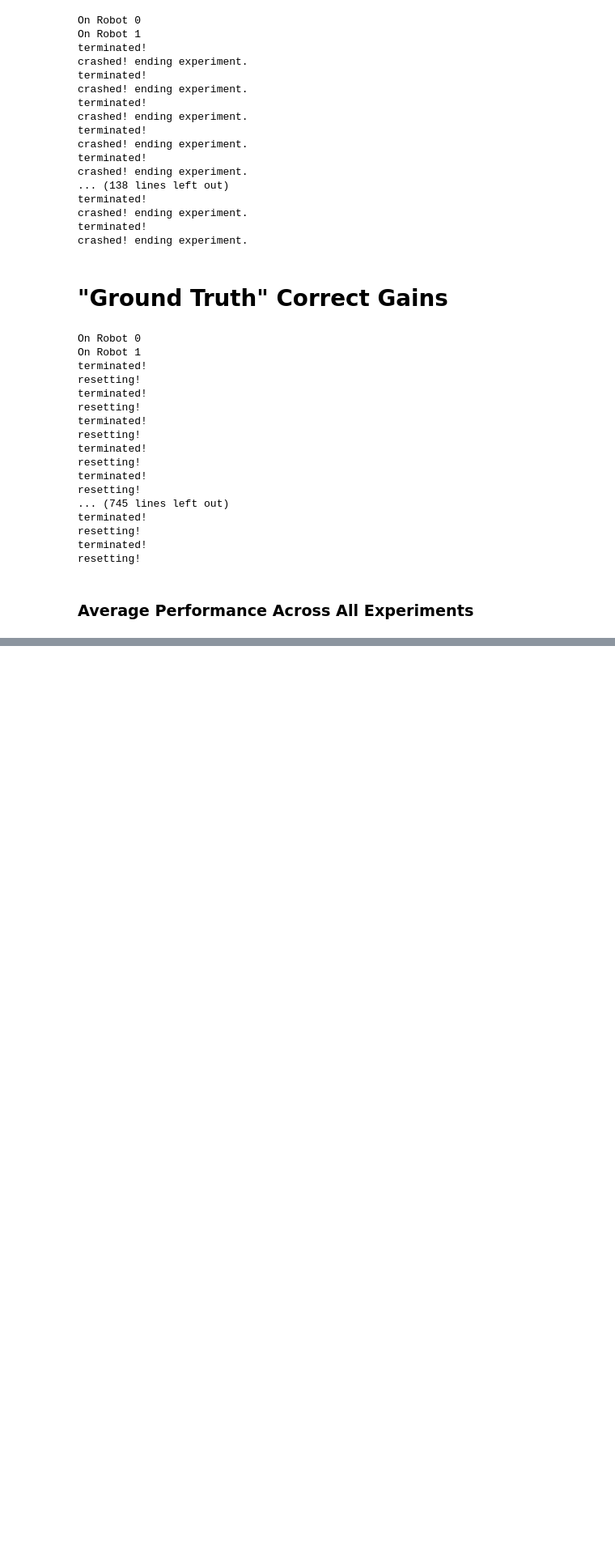
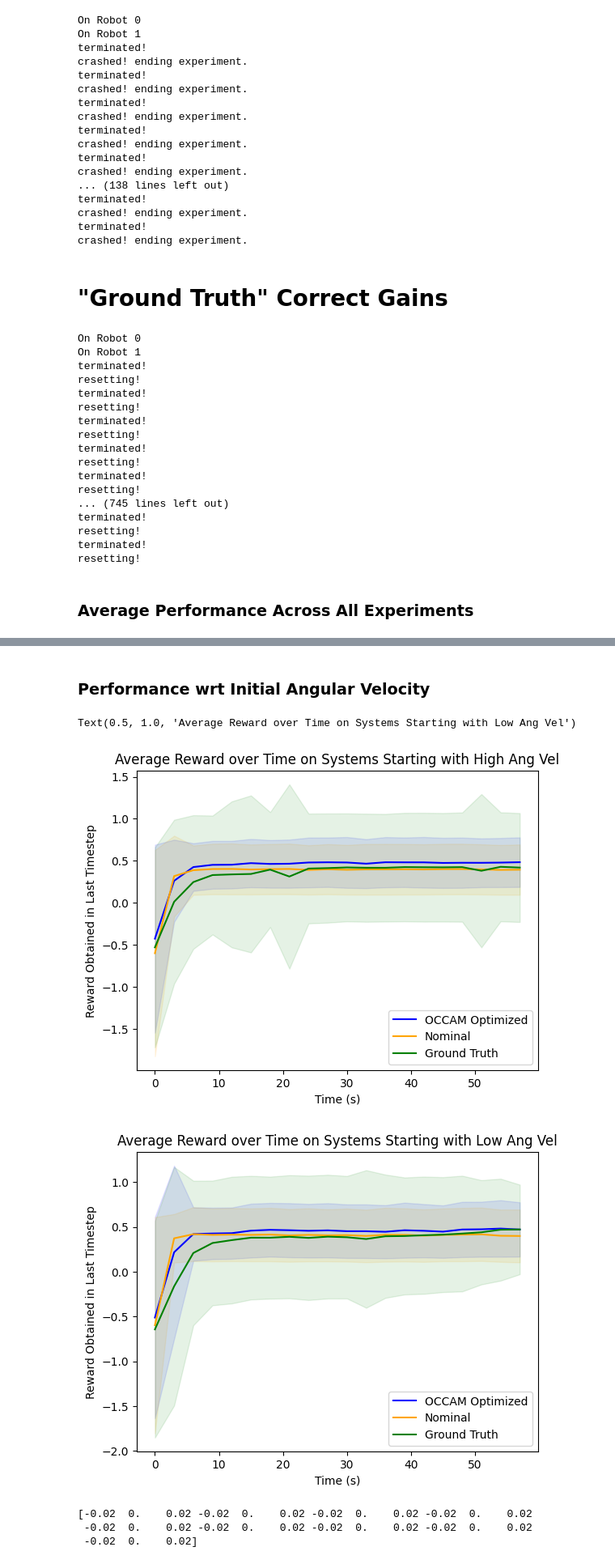
Before and after one commit to Hersh500/occam, a Jupyter notebook: test_upkie.ipynb, the cells around one changed output, grey strips where cells are left out. Shown: that part at 81% size. Drawn from its saved outputs; the diff is of its cells as text; code cells hidden in the pictures; blank space fills up the shorter version.

```diff
--- a/test_upkie.ipynb
+++ b/test_upkie.ipynb
@@ -335,0 +372,54 @@ Text(0.5, 1.0, 'Average Reward over Time on Systems Starting with Low Ang Vel')
+# %% [markdown]
+### Performance wrt Initial Angular Velocity
+# %%
+selected_idxs = np.argwhere(np.abs(all_initial_states[:,3]) >= 0.01).flatten()
+occam_mean = np.mean(actual_rwds[:,selected_idxs], axis=(0,1))
+occam_std = np.std(actual_rwds[:,selected_idxs], axis=(0,1))
+nom_mean = np.mean(actual_rwds_nom[:,selected_idxs], axis=(0,1))
+nom_std = np.std(actual_rwds_nom[:,selected_idxs], axis=(0,1))
+gt_mean = np.mean(actual_rwds_gt[:,selected_idxs], axis=(0,1))
+gt_std = np.std(actual_rwds_gt[:,selected_idxs], axis=(0,1))
+
+tsteps = np.arange(num_trials) * ep_length_s
+plt.figure()
+plt.plot(tsteps, occam_mean, c='blue', label="OCCAM Optimized")
+plt.fill_between(tsteps, occam_mean-occam_std, occam_mean+occam_std, color='blue', alpha=0.1)
+plt.plot(tsteps, nom_mean, c='orange', label="Nominal")
+plt.fill_between(tsteps, nom_mean-nom_std, nom_mean+nom_std, color='orange', alpha=0.1)
+plt.plot(tsteps, gt_mean, c='green', label="Ground Truth")
+plt.fill_between(tsteps, gt_mean-gt_std, gt_mean+gt_std, color='green', alpha=0.1)
+plt.legend()
+plt.xlabel("Time (s)")
+plt.ylabel("Reward Obtained in Last Timestep")
+plt.title("Average Reward over Time on Systems Starting with High Ang Vel")
+
+selected_idxs = np.argwhere(np.abs(all_initial_states[:,3]) < 0.01).flatten()
+occam_mean = np.mean(actual_rwds[:,selected_idxs], axis=(0,1))
+occam_std = np.std(actual_rwds[:,selected_idxs], axis=(0,1))
+nom_mean = np.mean(actual_rwds_nom[:,selected_idxs], axis=(0,1))
+nom_std = np.std(actual_rwds_nom[:,selected_idxs], axis=(0,1))
+gt_mean = np.mean(actual_rwds_gt[:,selected_idxs], axis=(0,1))
+gt_std = np.std(actual_rwds_gt[:,selected_idxs], axis=(0,1))
+
+tsteps = np.arange(num_trials) * ep_length_s
+plt.figure()
+plt.plot(tsteps, occam_mean, c='blue', label="OCCAM Optimized")
+plt.fill_between(tsteps, occam_mean-occam_std, occam_mean+occam_std, color='blue', alpha=0.1)
+plt.plot(tsteps, nom_mean, c='orange', label="Nominal")
+plt.fill_between(tsteps, nom_mean-nom_std, nom_mean+nom_std, color='orange', alpha=0.1)
+plt.plot(tsteps, gt_mean, c='green', label="Ground Truth")
+plt.fill_between(tsteps, gt_mean-gt_std, gt_mean+gt_std, color='green', alpha=0.1)
+plt.legend()
+plt.xlabel("Time (s)")
+plt.ylabel("Reward Obtained in Last Timestep")
+plt.title("Average Reward over Time on Systems Starting with Low Ang Vel")
+# %% [output]
+Text(0.5, 1.0, 'Average Reward over Time on Systems Starting with Low Ang Vel')
+[figure, added]
+[figure, added]
+# %%
+print(all_initial_states[:,3])
+# %% [output]
+[-0.02  0.    0.02 -0.02  0.    0.02 -0.02  0.    0.02 -0.02  0.    0.02
+ -0.02  0.    0.02 -0.02  0.    0.02 -0.02  0.    0.02 -0.02  0.    0.02
+ -0.02  0.    0.02]
```
Also changed, not shown: parts of 7 cells of this notebook.
